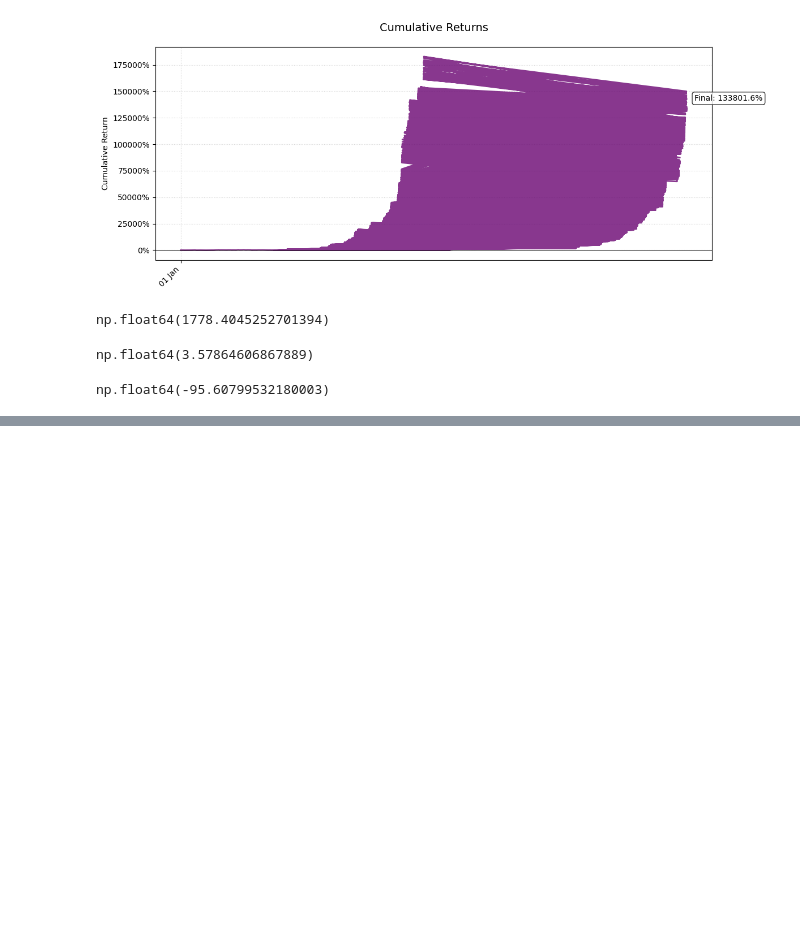
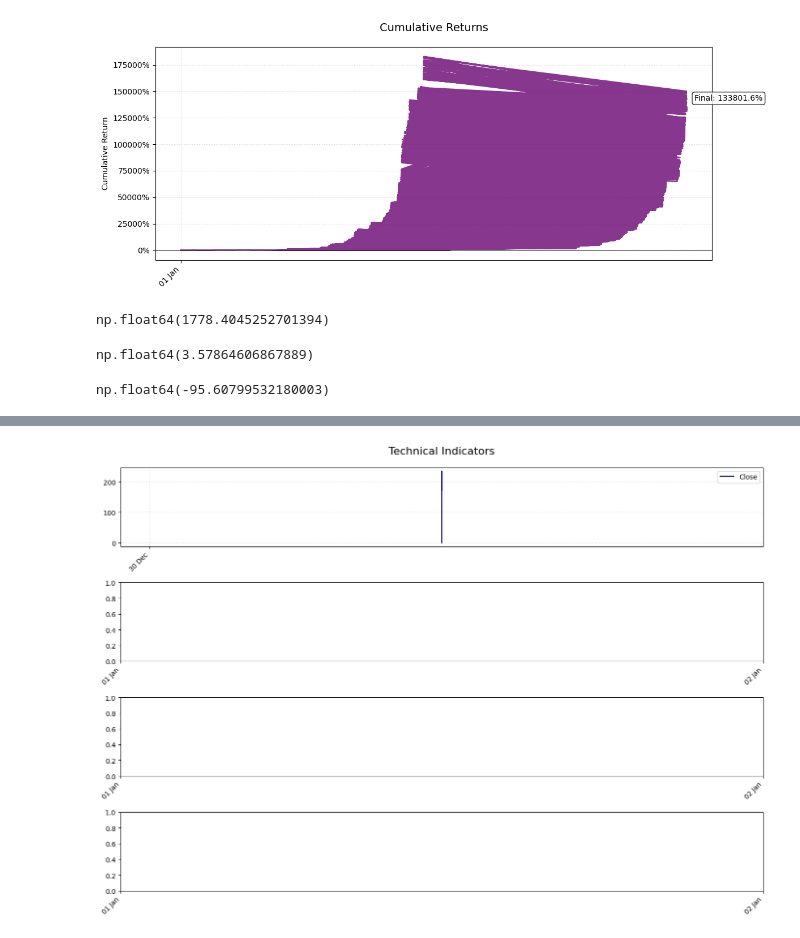
Before and after one commit to mubarek4566/Financial-News-and-Stock-Price-Analysis, a Jupyter notebook: notebooks/StockPrice_main.ipynb, the cells around one changed output, grey strips where cells are left out. Saved outputs shown, nothing was run; the diff lists cells and outputs as text; code cells hidden in the pictures; blank space fills up the shorter version.

```diff
--- a/notebooks/StockPrice_main.ipynb
+++ b/notebooks/StockPrice_main.ipynb
@@ -200,0 +212,4 @@ np.float64(-95.60799532180003)
+# %%
+visualizer.plot_technical_indicators()
+# %% [output]
+[figure, added]
```
Also changed, not shown: parts of 5 cells of this notebook, 3 other files.
